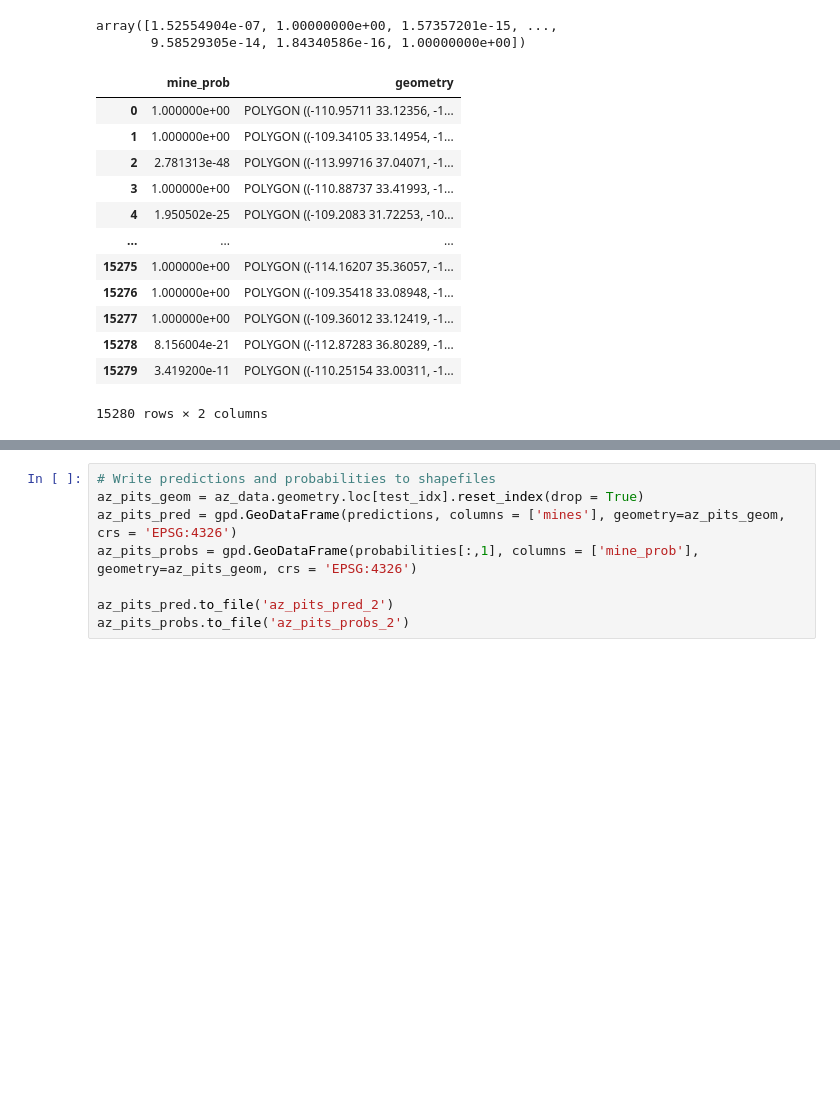
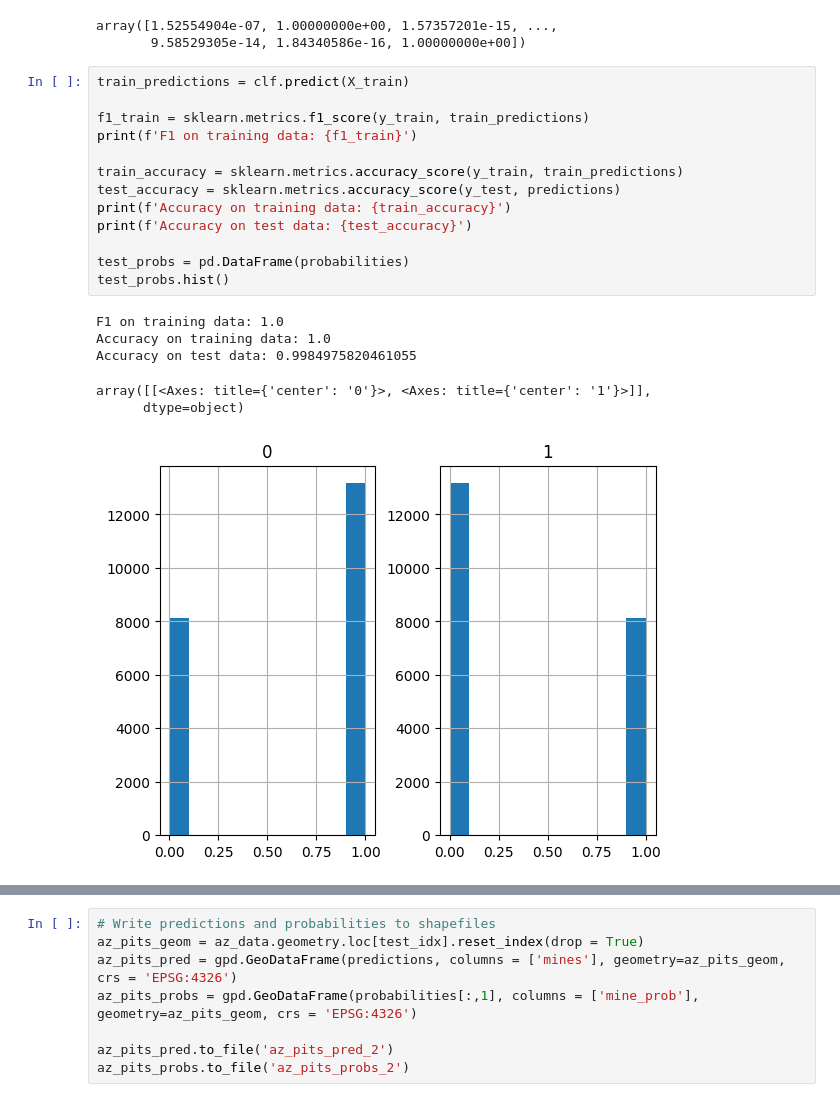
Before and after one commit to Ode-PBLLC/aquarry, a Jupyter notebook: mine_mapping.ipynb, the cells around one changed output, grey strips where cells are left out. Drawn from its saved outputs; the diff is of its cells as text; blank space fills up the shorter version.

Commit message:
Added quick modeling metrics

```diff
--- a/mine_mapping.ipynb
+++ b/mine_mapping.ipynb
@@ -591,17 +607,22 @@ Classes for probability: [0 1]
 array([1.52554904e-07, 1.00000000e+00, 1.57357201e-15, ...,
        9.58529305e-14, 1.84340586e-16, 1.00000000e+00])
 # %%
+train_predictions = clf.predict(X_train)
+
+f1_train = sklearn.metrics.f1_score(y_train, train_predictions)
+print(f'F1 on training data: {f1_train}')
+
+train_accuracy = sklearn.metrics.accuracy_score(y_train, train_predictions)
+test_accuracy = sklearn.metrics.accuracy_score(y_test, predictions)
+print(f'Accuracy on training data: {train_accuracy}')
+print(f'Accuracy on test data: {test_accuracy}')
+
+test_probs = pd.DataFrame(probabilities)
+test_probs.hist()
 # %% [output]
-|  | mine_prob | geometry |
-| 0 | 1.000000e+00 | POLYGON ((-110.95711 33.12356, -1... |
-| 1 | 1.000000e+00 | POLYGON ((-109.34105 33.14954, -1... |
-| 2 | 2.781313e-48 | POLYGON ((-113.99716 37.04071, -1... |
-| 3 | 1.000000e+00 | POLYGON ((-110.88737 33.41993, -1... |
-| 4 | 1.950502e-25 | POLYGON ((-109.2083 31.72253, -10... |
-| ... | ... | ... |
-| 15275 | 1.000000e+00 | POLYGON ((-114.16207 35.36057, -1... |
-| 15276 | 1.000000e+00 | POLYGON ((-109.35418 33.08948, -1... |
-| 15277 | 1.000000e+00 | POLYGON ((-109.36012 33.12419, -1... |
-| 15278 | 8.156004e-21 | POLYGON ((-112.87283 36.80289, -1... |
-| 15279 | 3.419200e-11 | POLYGON ((-110.25154 33.00311, -1... |
-15280 rows × 2 columns
+F1 on training data: 1.0
+Accuracy on training data: 1.0
+Accuracy on test data: 0.9984975820461055
+array([[<Axes: title={'center': '0'}>, <Axes: title={'center': '1'}>]],
+      dtype=object)
+[figure, added]
```
Also changed, not shown: parts of 5 cells of this notebook.
